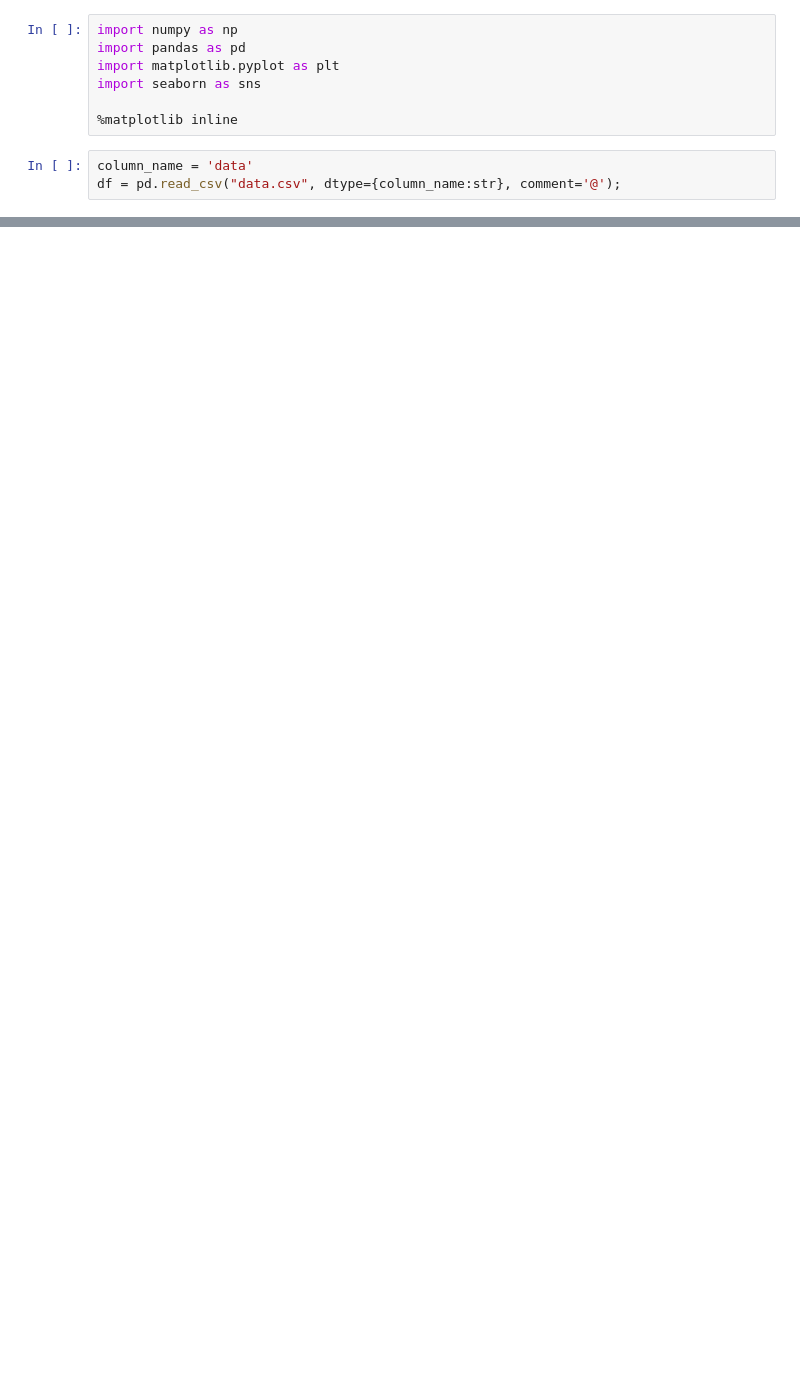
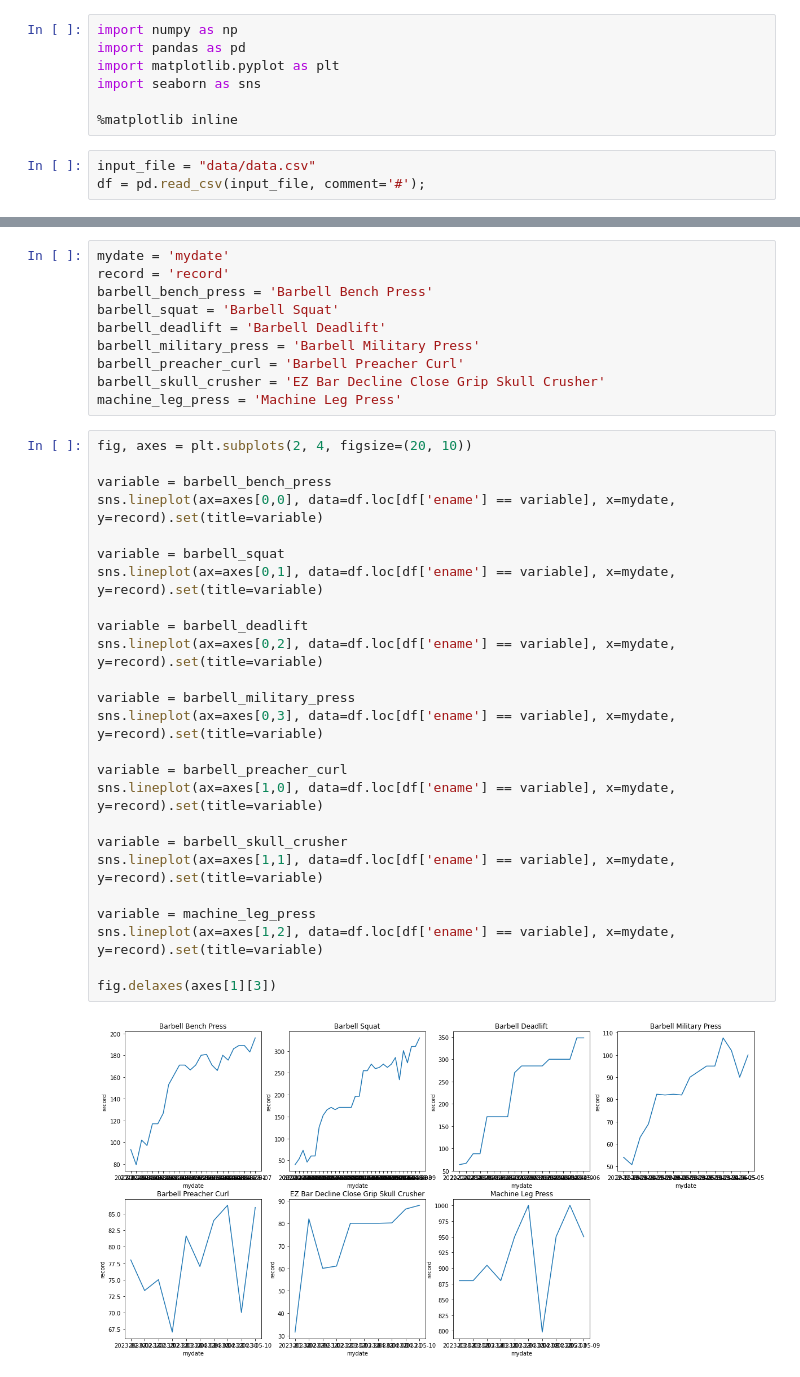
Before and after one commit to markhary/weightlifting, a Jupyter notebook: weightlifting.ipynb, the cells around one changed output, grey strips where cells are left out. Drawn from its saved outputs; the diff is of its cells as text; blank space fills up the shorter version.

Commit message:
Basic chart done

```diff
--- a/weightlifting.ipynb
+++ b/weightlifting.ipynb
@@ -6,5 +6,5 @@ import seaborn as sns
 
 %matplotlib inline
 # %%
-column_name = 'data'
-df = pd.read_csv("data.csv", dtype={column_name:str}, comment='@');
+input_file = "data/data.csv"
+df = pd.read_csv(input_file, comment='#');
@@ -16,0 +40,37 @@ display(df.iloc[0:2])
+# %%
+mydate = 'mydate'
+record = 'record'
+barbell_bench_press = 'Barbell Bench Press'
+barbell_squat = 'Barbell Squat'
+barbell_deadlift = 'Barbell Deadlift'
+barbell_military_press = 'Barbell Military Press'
+barbell_preacher_curl = 'Barbell Preacher Curl'
+barbell_skull_crusher = 'EZ Bar Decline Close Grip Skull Crusher'
+machine_leg_press = 'Machine Leg Press'
+# %%
+fig, axes = plt.subplots(2, 4, figsize=(20, 10))
+
+variable = barbell_bench_press
+sns.lineplot(ax=axes[0,0], data=df.loc[df['ename'] == variable], x=mydate, y=record).set(title=variable)
+
+variable = barbell_squat
+sns.lineplot(ax=axes[0,1], data=df.loc[df['ename'] == variable], x=mydate, y=record).set(title=variable)
+
+variable = barbell_deadlift
+sns.lineplot(ax=axes[0,2], data=df.loc[df['ename'] == variable], x=mydate, y=record).set(title=variable)
+
+variable = barbell_military_press
+sns.lineplot(ax=axes[0,3], data=df.loc[df['ename'] == variable], x=mydate, y=record).set(title=variable)
+
+variable = barbell_preacher_curl
+sns.lineplot(ax=axes[1,0], data=df.loc[df['ename'] == variable], x=mydate, y=record).set(title=variable)
+
+variable = barbell_skull_crusher
+sns.lineplot(ax=axes[1,1], data=df.loc[df['ename'] == variable], x=mydate, y=record).set(title=variable)
+
+variable = machine_leg_press
+sns.lineplot(ax=axes[1,2], data=df.loc[df['ename'] == variable], x=mydate, y=record).set(title=variable)
+
+fig.delaxes(axes[1][3])
+# %% [output]
+[figure, added]
```
Also changed, not shown: parts of 3 cells of this notebook, 2 other files.
